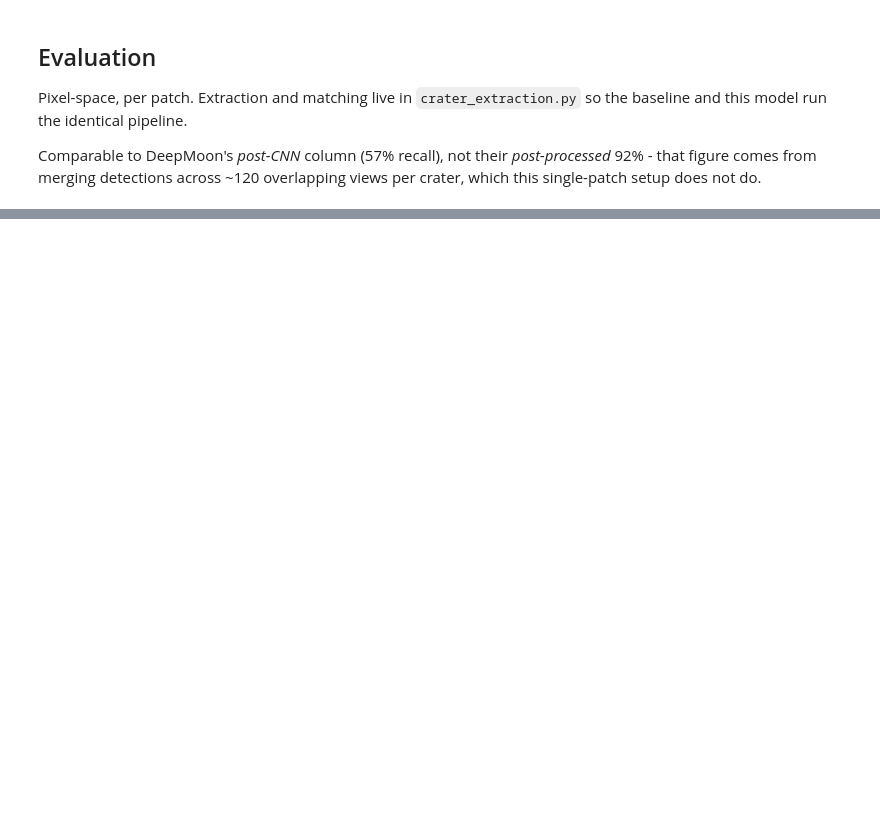
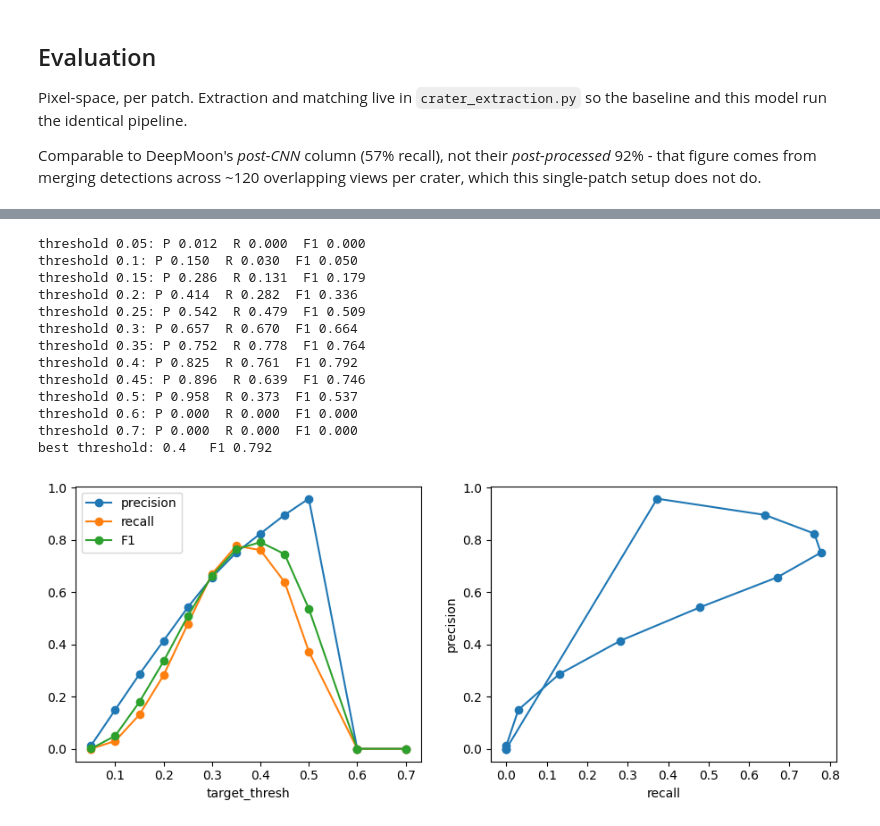
Before and after one commit to savalente3/Lunar_LRO, a Jupyter notebook: training/model_v1.ipynb, the cells around one changed output, grey strips where cells are left out. Cells and saved outputs as stored; diff of their text form; code cells hidden in the pictures; blank space fills up the shorter version.

```diff
--- a/training/model_v1.ipynb
+++ b/training/model_v1.ipynb
@@ -386,3 +393,10 @@ Restoring model weights from the end of the best epoch: 5.
+# %%
+model = keras.models.load_model(f"checkpoints/{params['model']}_{params['channels']}_{params['n_filters']}f_s{params['seed']}_07.keras")
+
+
+with mlflow.start_run(run_name=f"{params['channels']}-{params['n_filters']}f_s{params['seed']}") as run:
+    mlflow.log_params(params)
+    run_id=run.info.run_id
 # %% [markdown]
 ## Evaluation
 
@@ -408,11 +420,5 @@ print(f'lon -> col: {col_fit[0]:.2f} px/deg     lat -> row: {row_fit[0]:.2f} px/
 # %%
 # Threshold sweep
-# target_thresh inherited from DeepMoon at 0.1, where the loss was unweighted BCE.
-# focal squashes the output into a narrow low band, so 0.1 can binarise the whole
-# patch into one blob and match nothing. both tails go to zero - notes 17.3
-# runs on VALIDATION - tuning a threshold on test contaminates every number after it
-# same truth source as the headline metric, or it optimises the wrong target
-
 thresholds = [0.05, 0.1, 0.15, 0.2, 0.25, 0.3, 0.35, 0.4, 0.45, 0.5, 0.6, 0.7]
 
 n_sweep = 200
@@ -450,8 +456,7 @@ for patch_idx in sweep_idx:
     sweep_pred.append(model.predict(patch_input[None, ...], verbose=0)[0, :, :, 0])
 
     row = kept_labels.iloc[patch_idx]
-    truth = truth_coords_for_patch(row['center_col'], row['center_row'], row['patch_lat'],
-                                   all_wac_col, all_wac_row, all_diameters)
+    truth = truth_coords_for_patch(row['center_col'], row['center_row'], row['patch_lat'], all_wac_col, all_wac_row, all_diameters)
     sweep_truth.append(filter_edge_craters(filter_to_detectable(truth)))
 
 sweep_precision = []
@@ -491,8 +496,7 @@ for threshold in thresholds:
 
     print(f'threshold {threshold}: P {sweep_precision[-1]:.3f}  R {sweep_recall[-1]:.3f}  F1 {sweep_f1[-1]:.3f}')
 
-# the value to carry into evaluation. the optimum is interior, so it is read off here
-# rather than assumed - a flat zero row means the grid missed it, widen and re-run
+
 best_threshold = thresholds[int(np.argmax(sweep_f1))]
 
 print(f'best threshold: {best_threshold}   F1 {max(sweep_f1):.3f}')
@@ -510,3 +514,4 @@ axes[1].set_xlabel('recall')
 axes[1].set_ylabel('precision')
 
 plt.show()
+# %% [output]
@@ -513,2 +519,16 @@ plt.show()
+threshold 0.05: P 0.012  R 0.000  F1 0.000
+threshold 0.1: P 0.150  R 0.030  F1 0.050
+threshold 0.15: P 0.286  R 0.131  F1 0.179
+threshold 0.2: P 0.414  R 0.282  F1 0.336
+threshold 0.25: P 0.542  R 0.479  F1 0.509
+threshold 0.3: P 0.657  R 0.670  F1 0.664
+threshold 0.35: P 0.752  R 0.778  F1 0.764
+threshold 0.4: P 0.825  R 0.761  F1 0.792
+threshold 0.45: P 0.896  R 0.639  F1 0.746
+threshold 0.5: P 0.958  R 0.373  F1 0.537
+threshold 0.6: P 0.000  R 0.000  F1 0.000
+threshold 0.7: P 0.000  R 0.000  F1 0.000
+best threshold: 0.4   F1 0.792
+[figure, added]
 # %%
 # one batch of test patches to look at
```
Also changed, not shown: parts of 15 cells of this notebook, 4 other files.
